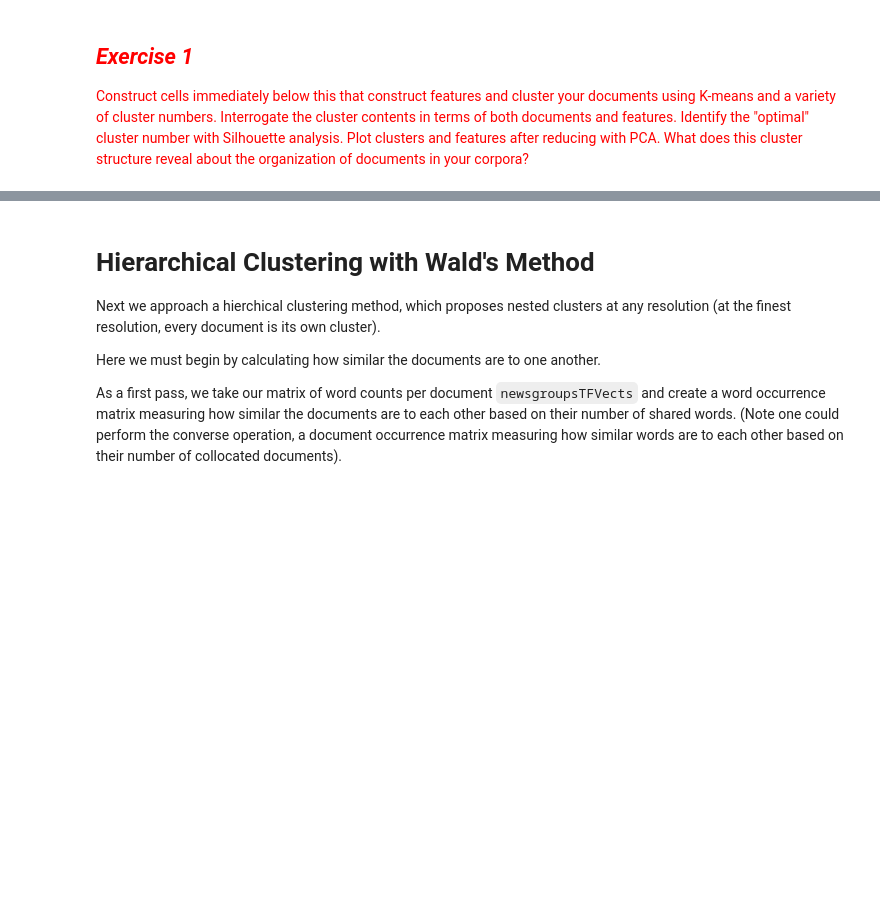
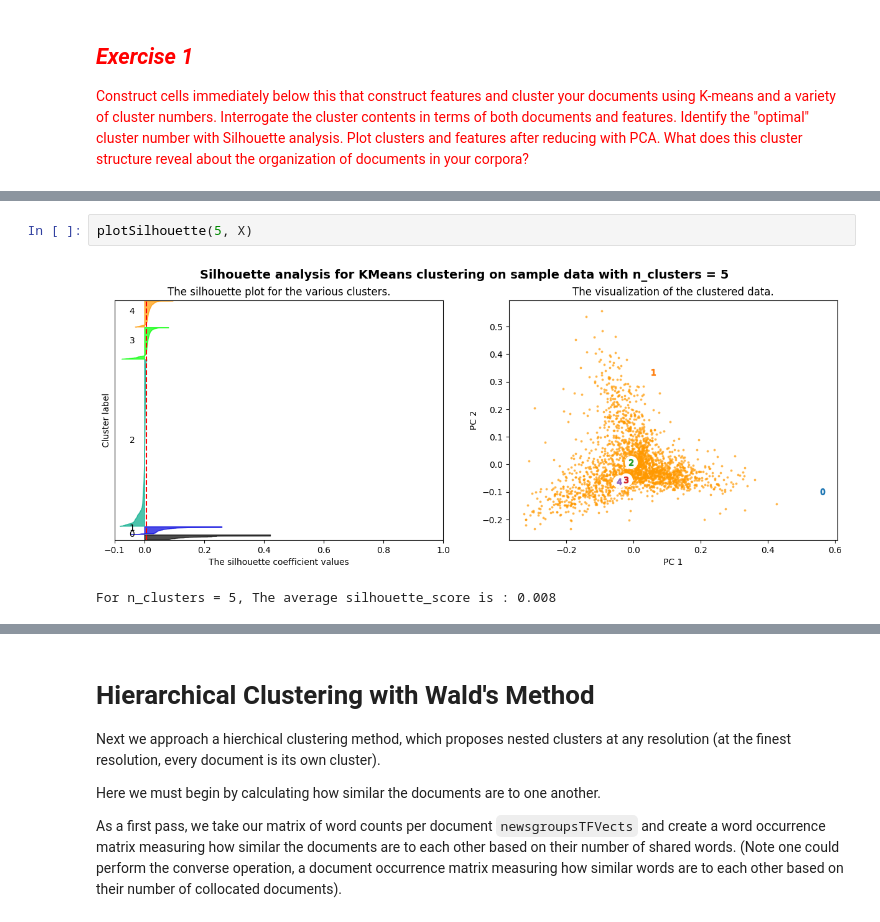
Before and after one commit to h-karyn/ComputationalContentAnalysis, a Jupyter notebook: python_notebooks/hw3/3_Topic_Modeling_and_Clustering.ipynb, the cells around one changed output, grey strips where cells are left out. Drawn from its saved outputs; the diff is of its cells as text; blank space fills up the shorter version.

```diff
--- a/python_notebooks/hw3/3_Topic_Modeling_and_Clustering.ipynb
+++ b/python_notebooks/hw3/3_Topic_Modeling_and_Clustering.ipynb
@@ -631,0 +682,5 @@ profile = pandas.read_csv("../../data/okcupid_profiles.csv")
+# %%
+plotSilhouette(5, X)
+# %% [output]
+[figure, added]
+For n_clusters = 5, The average silhouette_score is : 0.008
```
Also changed, not shown: parts of 40 cells of this notebook.
